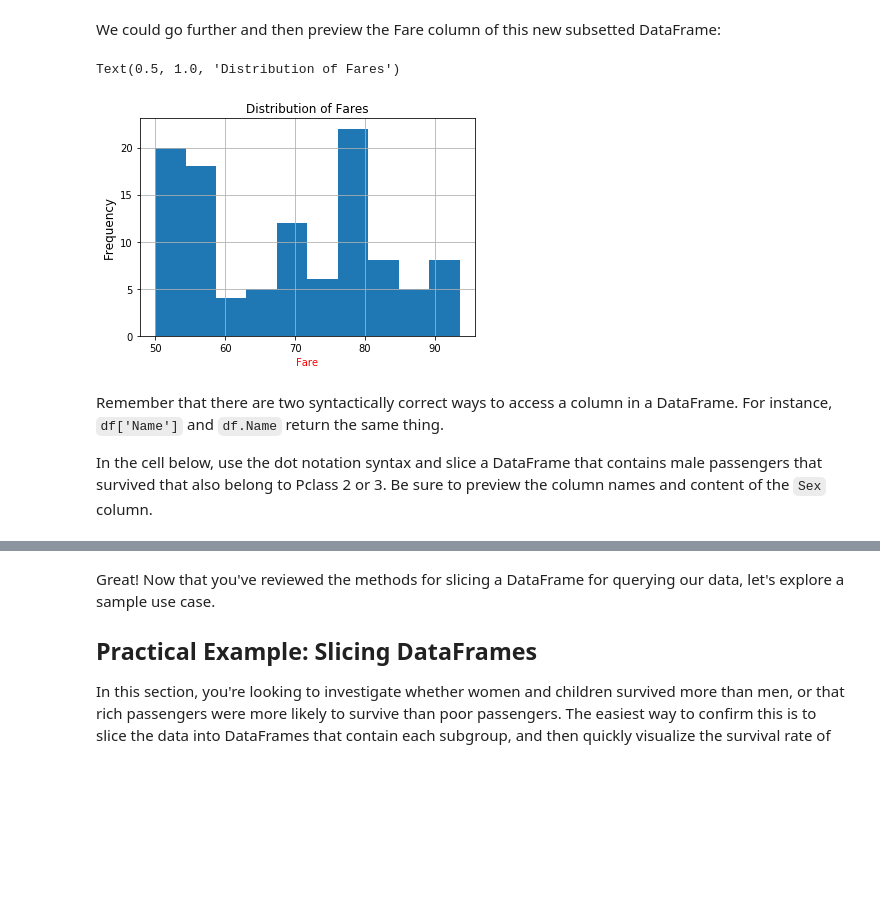
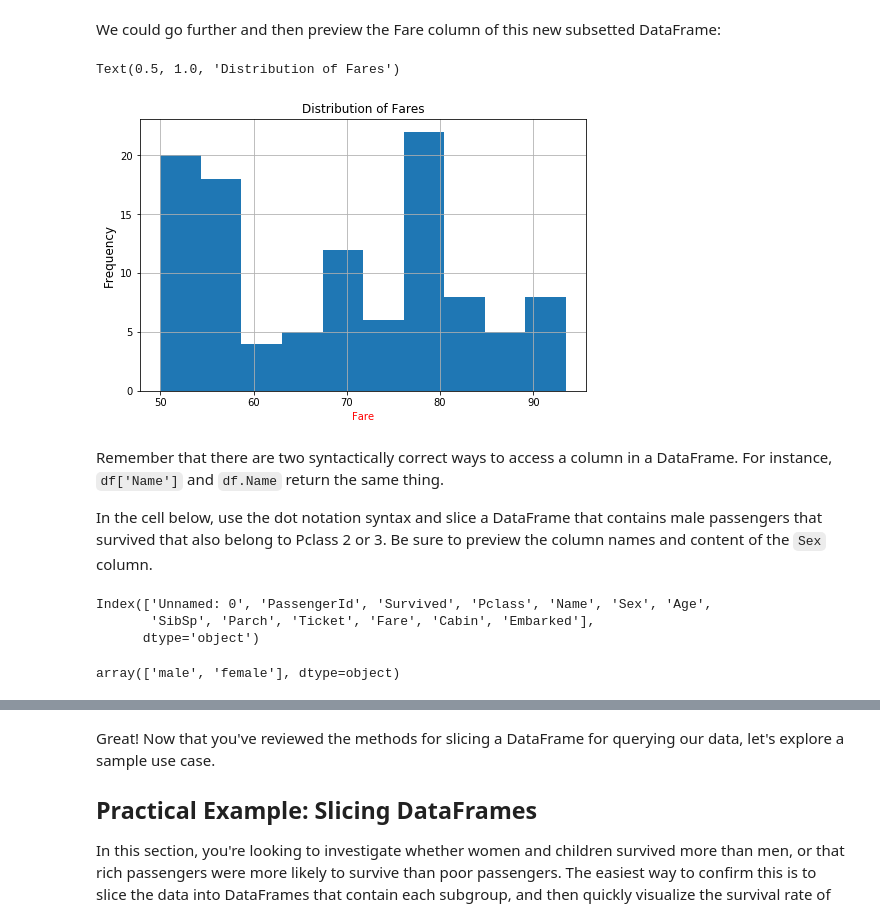
Before and after one commit to jammy-bot/dsc-using-sql-with-pandas-lab-online-ds-ft-120919, a Jupyter notebook: index.ipynb, the cells around one changed output, grey strips where cells are left out. Cells and saved outputs as stored; diff of their text form; code cells hidden in the pictures; blank space fills up the shorter version.

```diff
--- a/index.ipynb
+++ b/index.ipynb
@@ -77,18 +77,26 @@ fares_50_to_100_df.head()
 # %% [markdown]
 We could go further and then preview the Fare column of this new subsetted DataFrame:
 # %%
-fares_50_to_100_df.Fare.hist()
+fares_50_to_100_df.Fare.hist(figsize=(8, 5))
 plt.xlabel('Fare', color='red')
 plt.ylabel('Frequency', fontsize=12)
 plt.title('Distribution of Fares')
 # %% [output]
 Text(0.5, 1.0, 'Distribution of Fares')
-[figure, old version]
+[figure, new version]
 # %% [markdown]
 Remember that there are two syntactically correct ways to access a column in a DataFrame.  For instance, `df['Name']` and `df.Name` return the same thing.
 
 In the cell below, use the dot notation syntax and slice a DataFrame that contains male passengers that survived that also belong to Pclass 2 or 3. Be sure to preview the column names and content of the `Sex` column.
 # %%
 # Checking column names for reference
+no_first_class_df.columns
+# %% [output]
+Index(['Unnamed: 0', 'PassengerId', 'Survived', 'Pclass', 'Name', 'Sex', 'Age',
+       'SibSp', 'Parch', 'Ticket', 'Fare', 'Cabin', 'Embarked'],
+      dtype='object')
 # %%
 # Checking Column values to hardcode query below
+no_first_class_df.Sex.unique()
+# %% [output]
+array(['male', 'female'], dtype=object)
```
Also changed, not shown: parts of 24 cells of this notebook.
